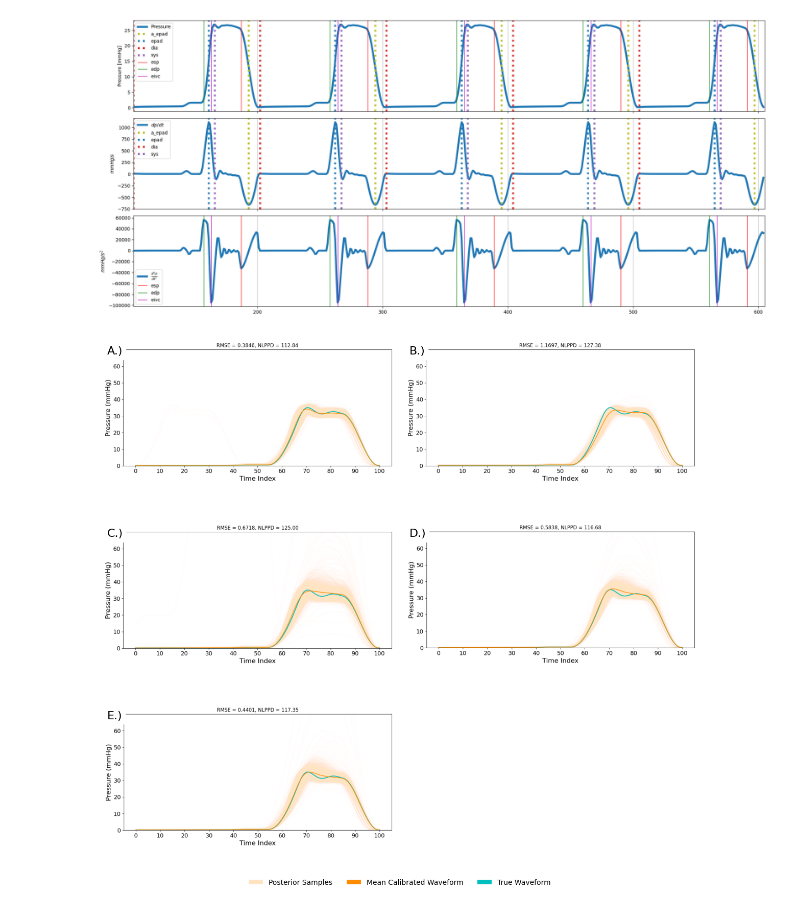
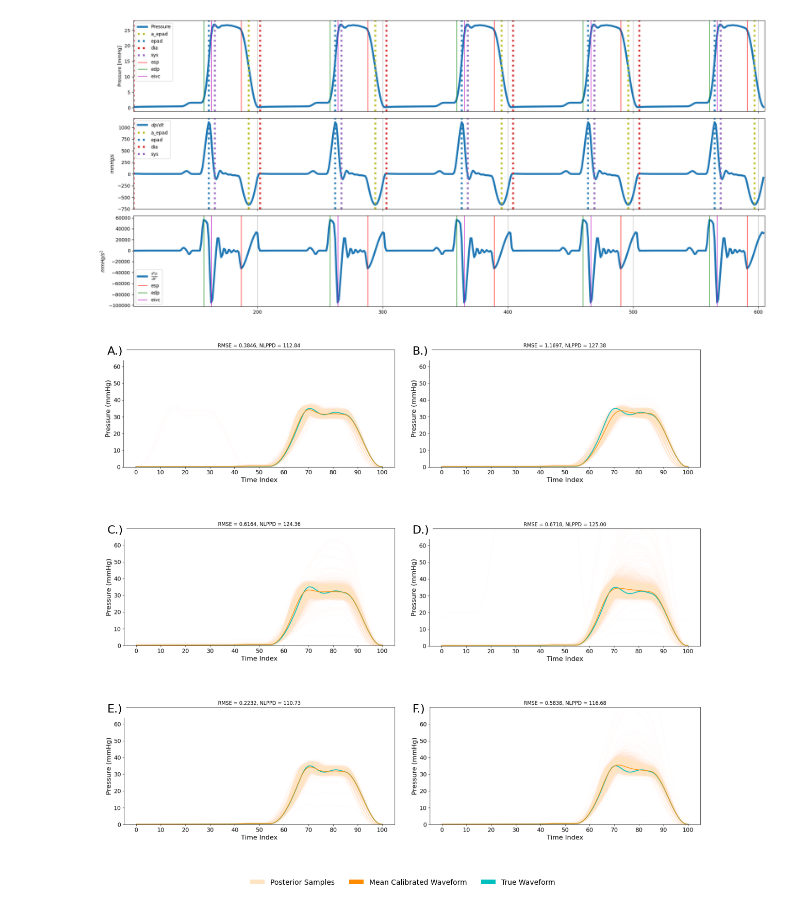
Before and after one commit to alan-turing-institute/cvd-net-pipeline, a Jupyter notebook: notebooks/manuscript_plots.ipynb, the cells around one changed output. Drawn from its saved outputs; the diff is of its cells as text; code cells hidden in the pictures.

Commit message:
update manuscript plots

```diff
--- a/notebooks/manuscript_plots.ipynb
+++ b/notebooks/manuscript_plots.ipynb
@@ -125,11 +125,13 @@ from matplotlib.patches import Patch
 # Same image loading as before
 dir = '/figures/posterior_simulated_waveforms.png'
 image_paths = [
-    f"../output_synthetic/output_4096_6_params/bayesian_calibration_results/11_output_keys/calibration_20250818_141427{dir}",  # CI
-    f"../output_synthetic/output_4096_7_params/bayesian_calibration_results/102_output_keys/calibration_20250826_141923{dir}", # timeseries
-    f"../output_synthetic/output_4096_11_params/bayesian_calibration_results/11_output_keys/calibration_20250826_110720{dir}",  # PCA
-    f"../output_synthetic/output_4096_11_params/bayesian_calibration_results/21_output_keys/calibration_20250826_152208{dir}",
-    f"../output_synthetic/output_4096_11_params/bayesian_calibration_results/14_output_keys/calibration_20250826_160446{dir}"
+    f"../output_synthetic/output_4096_6_params/bayesian_calibration_results/11_output_keys/calibration_20250818_141427{dir}",   # CI
+    f"../output_synthetic/output_4096_7_params/bayesian_calibration_results/102_output_keys/calibration_20250826_141923{dir}",  # timeseries
+    f"../output_synthetic/output_4096_9_params/bayesian_calibration_results/4_output_keys/calibration_20250827_115518{dir}",  # PCA 1-3
+    f"../output_synthetic/output_4096_11_params/bayesian_calibration_results/11_output_keys/calibration_20250826_110720{dir}",  # PCA 1-10
+    f"../output_synthetic/output_4096_9_params/bayesian_calibration_results/14_output_keys/calibration_20250827_110736{dir}",   # CI + PCA 1-3
+    f"../output_synthetic/output_4096_11_params/bayesian_calibration_results/21_output_keys/calibration_20250826_152208{dir}",  # CI + PCA 1-10
+
 
 ]
 
@@ -145,31 +147,31 @@ fig, axes = plt.subplots(n_rows, n_cols, figsize=(12, 4 * n_rows))
 axes = axes.flatten()
 
 for i, (ax, img) in enumerate(zip(axes, images)):
     ax.imshow(img)
     ax.axis('off')
     ax.text(0.02, 0.95, labels[i], transform=ax.transAxes, fontsize=16,
             va='top', ha='left', backgroundcolor='white')
 
 # Remove unused axes
 for j in range(n_images, len(axes)):
     fig.delaxes(axes[j])
 
 
 legend_elements = [
     Patch(facecolor='bisque', linewidth=1, label="Posterior Samples"),
     Patch(facecolor='darkorange', linewidth=1, label="Mean Calibrated Waveform"),
     Patch(facecolor='c', label='True Waveform', linewidth=1)
 ]
 
 fig.legend(handles=legend_elements,
            loc='lower center',
            bbox_to_anchor=(0.5, 0.05),  # Centered below the figure
            fontsize=10,
            frameon=False,
            ncol=3)
 
 plt.tight_layout(rect=[0, 0.07, 1, 1])  # Make space at bottom for legend
 plt.savefig("combined_figure_with_legend.png", dpi=700, bbox_inches='tight')
 plt.show()
 # %% [output]
-[figure, old version]
+[figure, new version]
```
Also changed, not shown: 2 other files.
